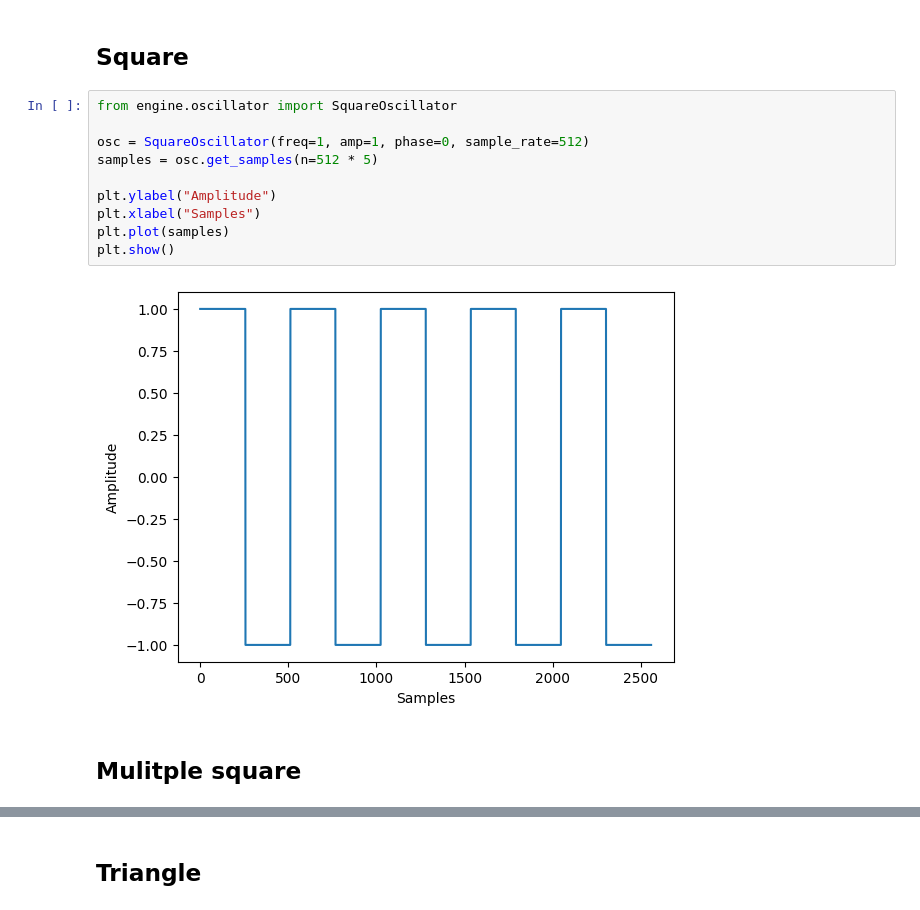
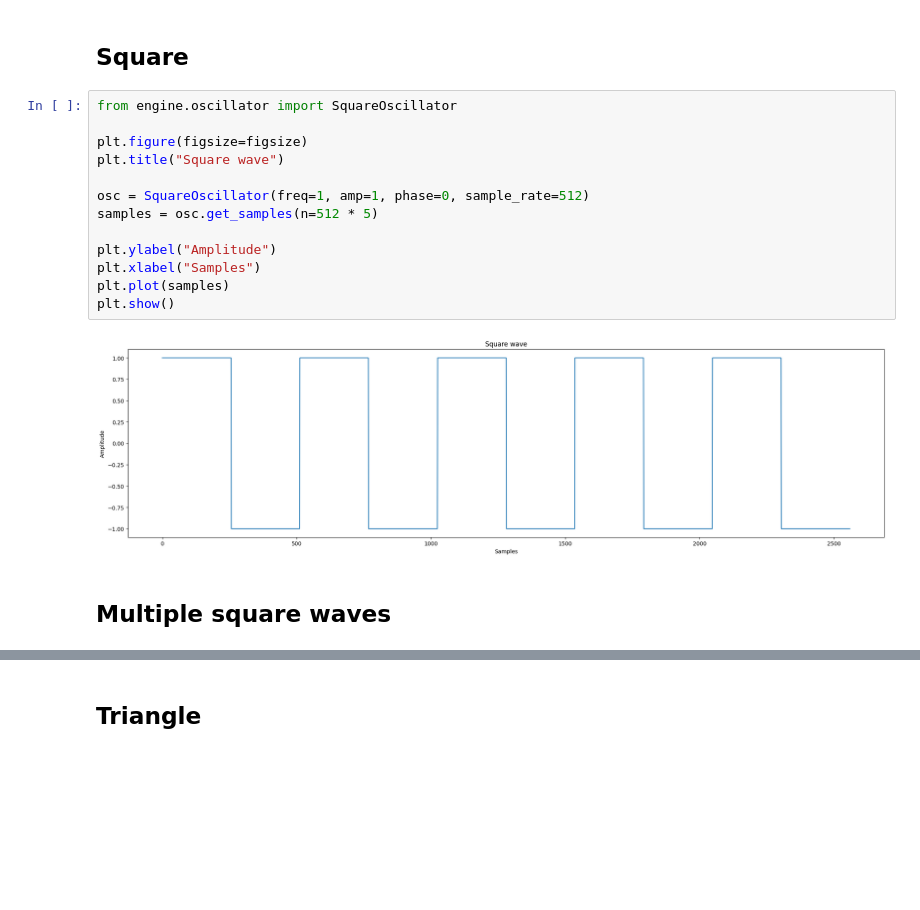
Before and after one commit to rasigle/sonicrack, a Jupyter notebook: examples/oscillators_v2_waveforms.ipynb, the cells around one changed output, grey strips where cells are left out. Cells and saved outputs as stored; diff of their text form; blank space fills up the shorter version.

```diff
--- a/examples/oscillators_v2_waveforms.ipynb
+++ b/examples/oscillators_v2_waveforms.ipynb
@@ -18,18 +24,21 @@ plt.show()
 ## Square
 # %%
 from engine.oscillator import SquareOscillator
+
+plt.figure(figsize=figsize)
+plt.title("Square wave")
 
 osc = SquareOscillator(freq=1, amp=1, phase=0, sample_rate=512)
 samples = osc.get_samples(n=512 * 5)
 
 plt.ylabel("Amplitude")
 plt.xlabel("Samples")
 plt.plot(samples)
 plt.show()
 # %% [output]
-[figure, old version]
+[figure, new version]
 # %% [markdown]
-## Mulitple square
+## Multiple square waves
 # %%
 import matplotlib.pyplot as plt
 from engine.oscillator import SquareOscillator
```
Also changed, not shown: parts of 9 cells of this notebook, 25 other files.
